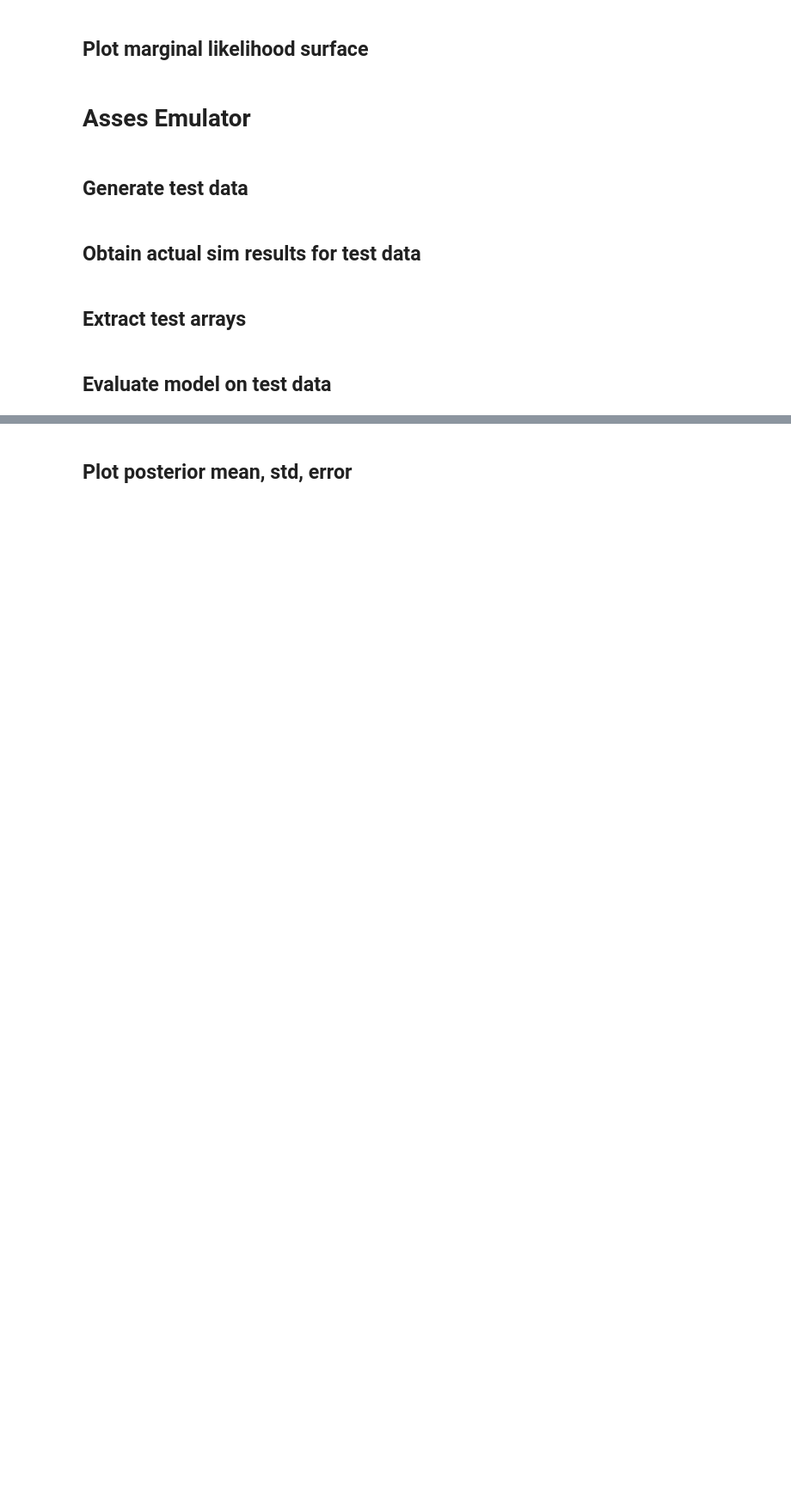
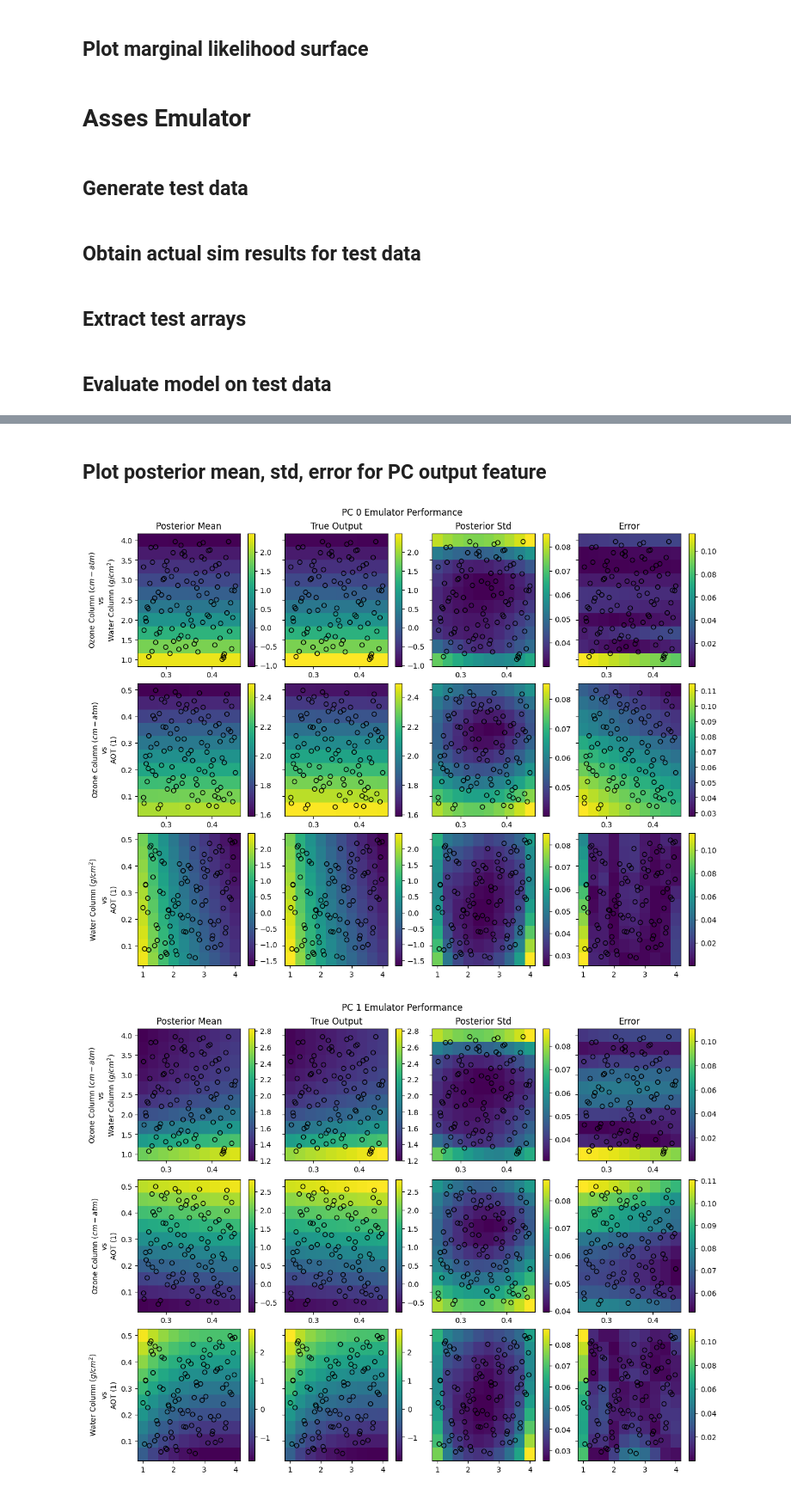
Before and after one commit to brianschubert/scratch-emulator, a Jupyter notebook: notebooks/aug29-single-pca.ipynb, the cells around one changed output, grey strips where cells are left out. Shown at 86% size. Drawn from its saved outputs; the diff is of its cells as text; code cells hidden in the pictures; blank space fills up the shorter version.

```diff
--- a/notebooks/aug29-single-pca.ipynb
+++ b/notebooks/aug29-single-pca.ipynb
@@ -414,5 +432,5 @@ for pc_idx in range(NUM_TRAIN_COMPONENTS):
 # %% [markdown]
-## Plot posterior mean, std, error
+## Plot posterior mean, std, error for PC output feature
 # %%
 for pc_index in range(NUM_TRAIN_COMPONENTS):
     param_idx_combos = list(itertools.combinations(range(len(INPUT_RANGES)), r=2))
@@ -481,32 +499,35 @@ for pc_index in range(NUM_TRAIN_COMPONENTS):
             input_samples[param_names[param_y_idx]],
             "o",
             color="k",
             markerfacecolor="none",
         )
 
         fig.colorbar(art)
 
         # Plot error surface.
         ax = ax_row[3]
         art = ax.pcolormesh(
-            local_mesh_x, local_mesh_y, 100 * np.abs(pred_error_only) / y_test_only
+            local_mesh_x, local_mesh_y, np.abs(pred_error_only)
         )
         ax.plot(
             input_samples[param_names[param_x_idx]],
             input_samples[param_names[param_y_idx]],
             "o",
             color="k",
             markerfacecolor="none",
         )
 
         fig.colorbar(art)
 
         ax_row[0].set_ylabel(
             f"{param_rich_name(param_names[param_x_idx])}\nvs\n{param_rich_name(param_names[param_y_idx])}"
         )
 
     axs[0, 0].set_title("Posterior Mean")
     axs[0, 1].set_title("True Output")
     axs[0, 2].set_title("Posterior Std")
-    axs[0, 3].set_title("% Error")
+    axs[0, 3].set_title("Error")
     fig.suptitle(f"PC {pc_index} Emulator Performance")
+# %% [output]
+[figure, added]
+[figure, added]
```
Also changed, not shown: parts of 8 cells of this notebook.
